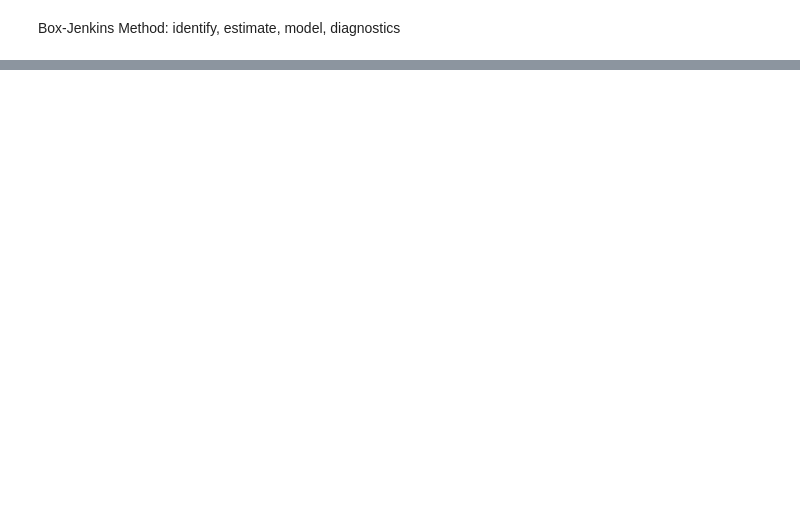
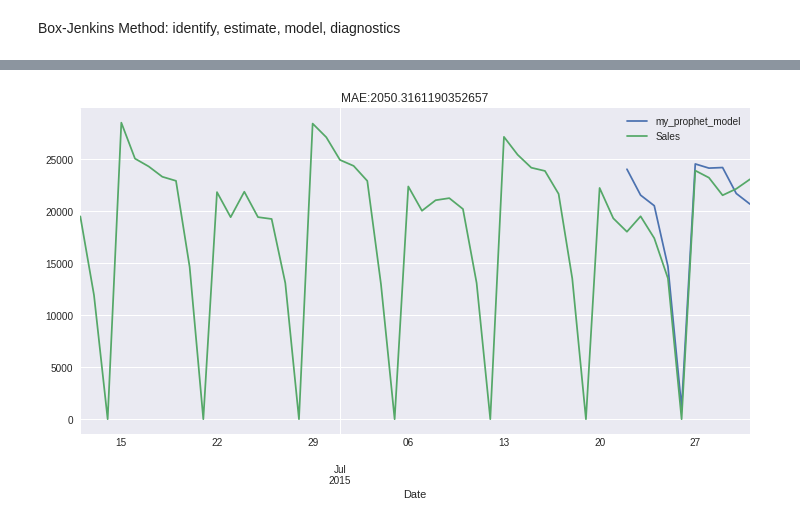
Before and after one commit to allen44/econometric-time-series-study, a Jupyter notebook: econometric_time_series_study.ipynb, the cells around one changed output, grey strips where cells are left out. Cells and saved outputs as stored; diff of their text form; code cells hidden in the pictures; blank space fills up the shorter version.

```diff
--- a/econometric_time_series_study.ipynb
+++ b/econometric_time_series_study.ipynb
@@ -652,0 +731,14 @@ ARIMA(maxiter=50, method='lbfgs', order=(2, 0, 0), out_of_sample_size=0,
+# %%
+X, y = pd.DataFrame(index=df.index), df['Sales']
+
+# Model Name
+model = ProphetWrapper(name = "my_prophet_model")
+
+preds = (model.fit(X[:-10], y[:-10])
+         .predict(X[-10:])
+         .merge(y, left_index=True, right_index=True, how='outer')
+         .tail(50)
+)
+preds.plot(title=f"MAE:{(preds['Sales']-preds['my_prophet_model']).abs().mean()}");
+# %% [output]
+[figure, added]
```
Also changed, not shown: parts of 67 cells of this notebook.
